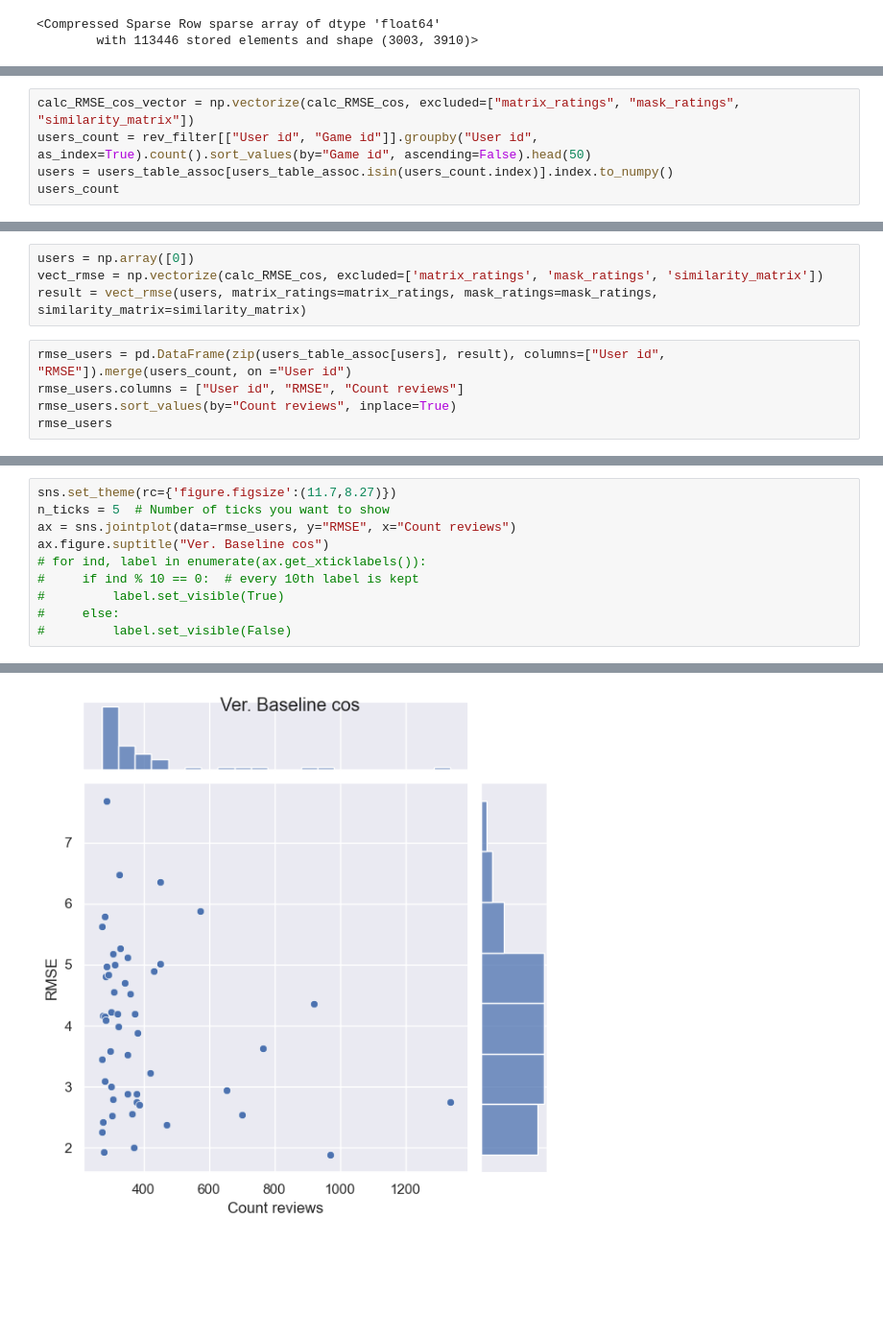
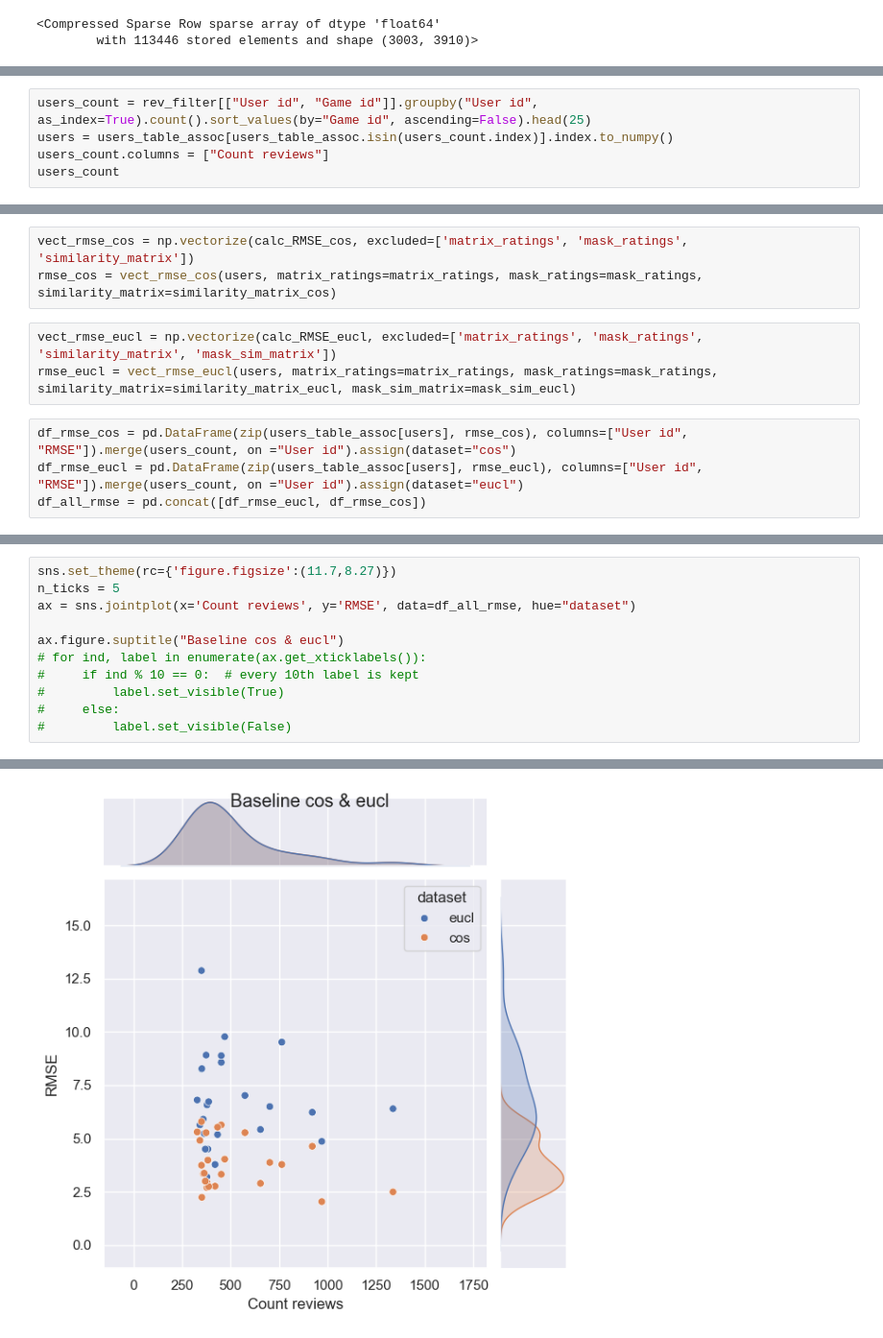
Before and after one commit to Franciline/Recommendation_system, a Jupyter notebook: cos_rmse_eval.ipynb, the cells around one changed output, grey strips where cells are left out. Shown at 96% size. Saved outputs shown, nothing was run; the diff lists cells and outputs as text; blank space fills up the shorter version.

```diff
--- a/cos_rmse_eval.ipynb
+++ b/cos_rmse_eval.ipynb
@@ -38,6 +182,6 @@ numpy.ndarray
 # %%
-calc_RMSE_cos_vector = np.vectorize(calc_RMSE_cos, excluded=["matrix_ratings", "mask_ratings", "similarity_matrix"])
-users_count = rev_filter[["User id", "Game id"]].groupby("User id", as_index=True).count().sort_values(by="Game id", ascending=False).head(50)
+users_count = rev_filter[["User id", "Game id"]].groupby("User id", as_index=True).count().sort_values(by="Game id", ascending=False).head(25)
 users = users_table_assoc[users_table_assoc.isin(users_count.index)].index.to_numpy()
+users_count.columns = ["Count reviews"]
 users_count
 # %% [output]
@@ -62,9 +206,10 @@ users_count
 # %%
-users = np.array([0])
-vect_rmse = np.vectorize(calc_RMSE_cos, excluded=['matrix_ratings', 'mask_ratings', 'similarity_matrix'])
-result = vect_rmse(users, matrix_ratings=matrix_ratings, mask_ratings=mask_ratings, similarity_matrix=similarity_matrix)
+vect_rmse_cos = np.vectorize(calc_RMSE_cos, excluded=['matrix_ratings', 'mask_ratings', 'similarity_matrix'])
+rmse_cos = vect_rmse_cos(users, matrix_ratings=matrix_ratings, mask_ratings=mask_ratings, similarity_matrix=similarity_matrix_cos)
+# %%
+vect_rmse_eucl = np.vectorize(calc_RMSE_eucl, excluded=['matrix_ratings', 'mask_ratings', 'similarity_matrix', 'mask_sim_matrix'])
+rmse_eucl = vect_rmse_eucl(users, matrix_ratings=matrix_ratings, mask_ratings=mask_ratings, similarity_matrix=similarity_matrix_eucl, mask_sim_matrix=mask_sim_eucl)
 # %%
-rmse_users = pd.DataFrame(zip(users_table_assoc[users], result), columns=["User id", "RMSE"]).merge(users_count, on ="User id")
-rmse_users.columns = ["User id", "RMSE", "Count reviews"]
-rmse_users.sort_values(by="Count reviews", inplace=True)
-rmse_users
+df_rmse_cos = pd.DataFrame(zip(users_table_assoc[users], rmse_cos), columns=["User id", "RMSE"]).merge(users_count, on ="User id").assign(dataset="cos")
+df_rmse_eucl = pd.DataFrame(zip(users_table_assoc[users], rmse_eucl), columns=["User id", "RMSE"]).merge(users_count, on ="User id").assign(dataset="eucl")
+df_all_rmse = pd.concat([df_rmse_eucl, df_rmse_cos])
@@ -89,8 +216,9 @@ rmse_users
 # %%
 sns.set_theme(rc={'figure.figsize':(11.7,8.27)})
-n_ticks = 5  # Number of ticks you want to show
-ax = sns.jointplot(data=rmse_users, y="RMSE", x="Count reviews")
-ax.figure.suptitle("Ver. Baseline cos")
+n_ticks = 5
+ax = sns.jointplot(x='Count reviews', y='RMSE', data=df_all_rmse, hue="dataset")
+
+ax.figure.suptitle("Baseline cos & eucl")
 # for ind, label in enumerate(ax.get_xticklabels()):
 #     if ind % 10 == 0:  # every 10th label is kept
 #         label.set_visible(True)
@@ -101 +229 @@ Text(0.5, 0.98, 'Ver. Baseline cos')
-[figure, old version]
+[figure, new version]
```
Also changed, not shown: parts of 16 cells of this notebook, 1 other file.
